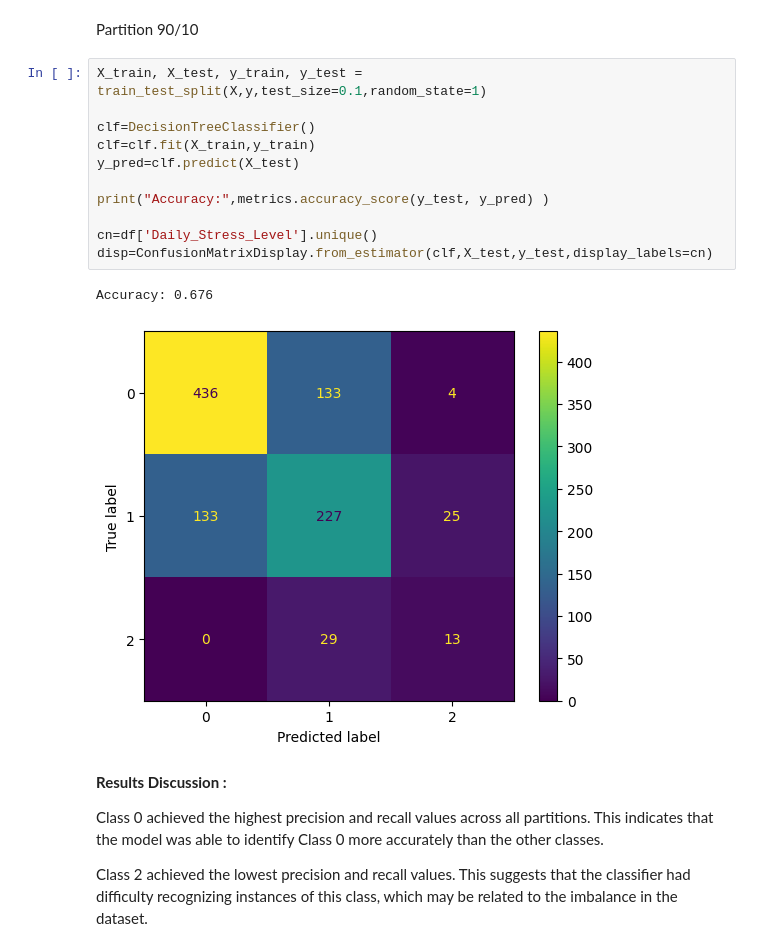
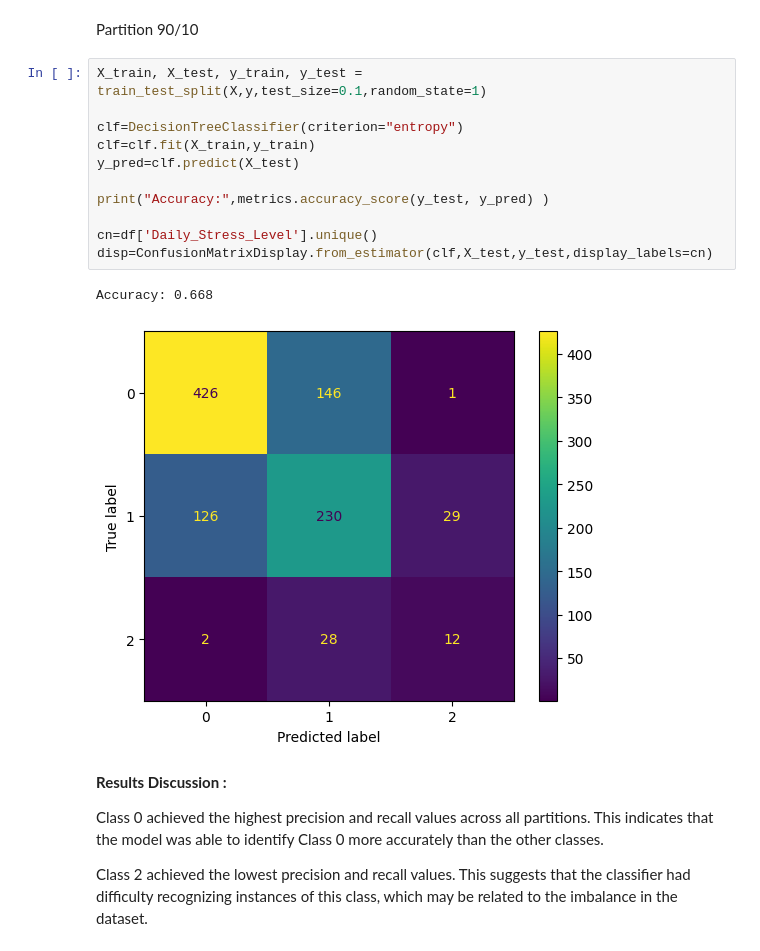
Before and after one commit to hend-22/-IT326-Project, a Jupyter notebook: Reports/Phase3.ipynb, the cells around one changed output. Saved outputs shown, nothing was run; the diff lists cells and outputs as text.

```diff
--- a/Reports/Phase3.ipynb
+++ b/Reports/Phase3.ipynb
@@ -67,17 +67,17 @@ Partition 90/10
 # %%
 X_train, X_test, y_train, y_test = train_test_split(X,y,test_size=0.1,random_state=1)
 
-clf=DecisionTreeClassifier()
+clf=DecisionTreeClassifier(criterion="entropy")
 clf=clf.fit(X_train,y_train)
 y_pred=clf.predict(X_test)
 
 print("Accuracy:",metrics.accuracy_score(y_test, y_pred) )
 
 cn=df['Daily_Stress_Level'].unique()
 disp=ConfusionMatrixDisplay.from_estimator(clf,X_test,y_test,display_labels=cn)
 # %% [output]
-Accuracy: 0.676
+Accuracy: 0.668
-[figure, old version]
+[figure, new version]
 # %% [markdown]
 **Results Discussion :**
 
```
Also changed, not shown: parts of 6 cells of this notebook.
